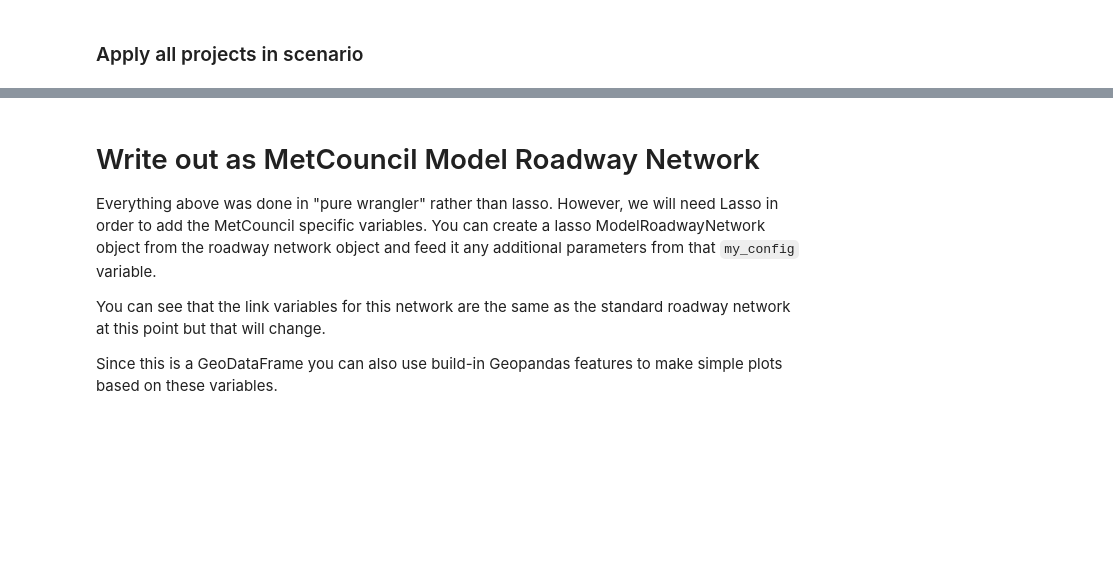
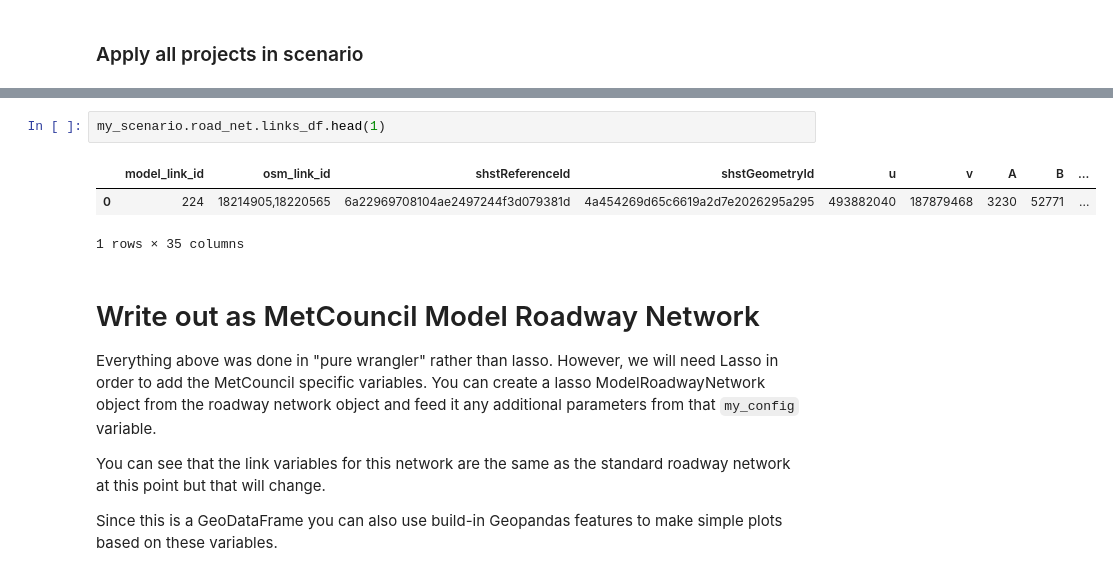
Before and after one commit to wsp-sag/Lasso, a Jupyter notebook: notebooks/Broken Parallel Managed Lanes.ipynb, the cells around one changed output, grey strips where cells are left out. Cells and saved outputs as stored; diff of their text form; blank space fills up the shorter version.

```diff
--- a/notebooks/Broken Parallel Managed Lanes.ipynb
+++ b/notebooks/Broken Parallel Managed Lanes.ipynb
@@ -222,3 +222,9 @@ See the caveats in the documentation: http://pandas.pydata.org/pandas-docs/stabl
+# %%
+my_scenario.road_net.links_df.head(1)
+# %% [output]
+|  | model_link_id | osm_link_id | shstReferenceId | shstGeometryId | u | v | A | B | ... |
+| 0 | 224 | 18214905,18220565 | 6a22969708104ae2497244f3d079381d | 4a454269d65c6619a2d7e2026295a295 | 493882040 | 187879468 | 3230 | 52771 | ... |
+1 rows × 35 columns
 # %% [markdown]
 # Write out as MetCouncil Model Roadway Network
 Everything above was done in "pure wrangler" rather than lasso.  However, we will need Lasso in order to add the MetCouncil specific variables. You can create a lasso ModelRoadwayNetwork object from the roadway network object and feed it any additional parameters from that `my_config` variable.
```
Also changed, not shown: parts of 24 cells of this notebook.
